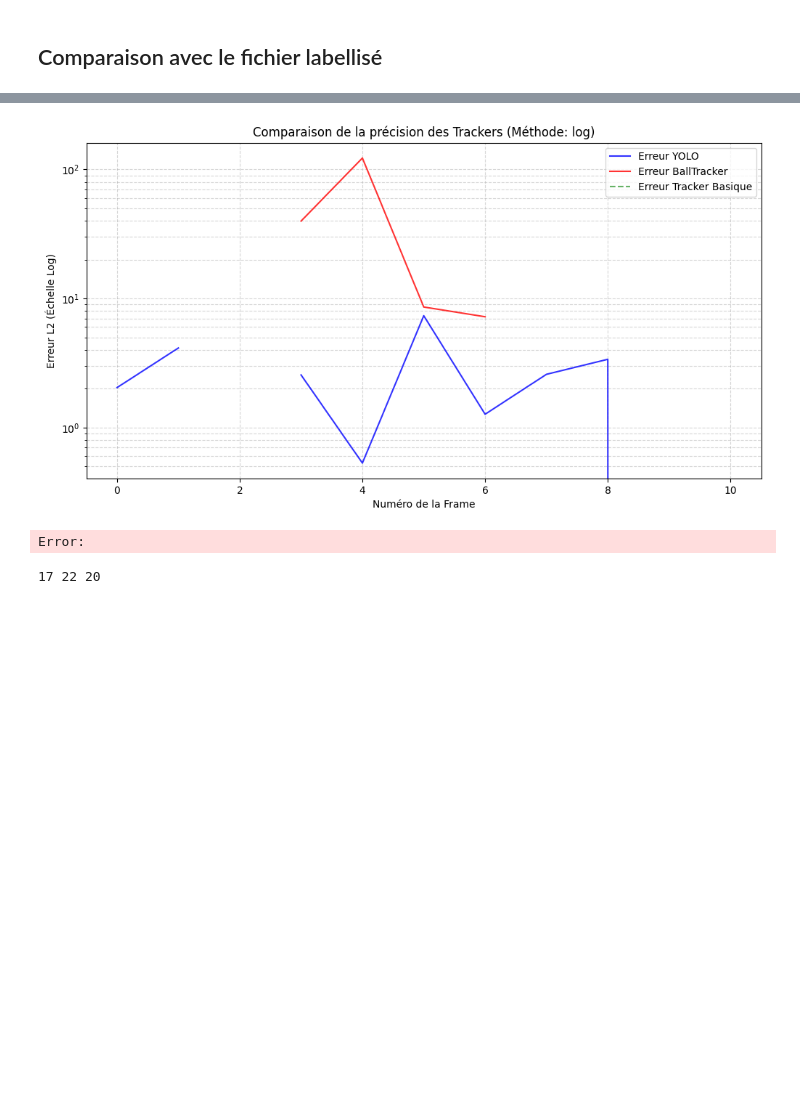
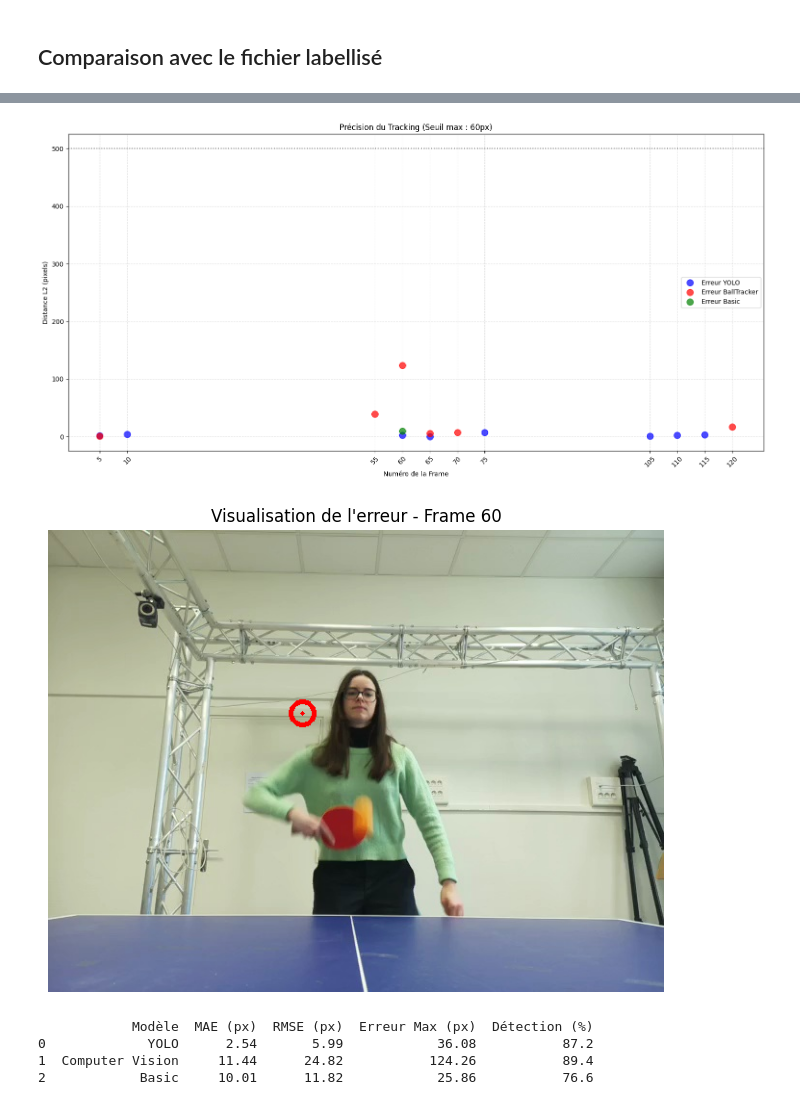
Before and after one commit to wanguistyle/PingPongTracking, a Jupyter notebook: metrics.ipynb, the cells around one changed output, grey strips where cells are left out. Saved outputs shown, nothing was run; the diff lists cells and outputs as text; code cells hidden in the pictures; blank space fills up the shorter version.

```diff
--- a/metrics.ipynb
+++ b/metrics.ipynb
@@ -209,6 +187,5 @@ Frame 8 : X=341, Y=364, Conf=1.0
 Frame 9 : X=341, Y=364, Conf=1.0
 # %%
 CV2_ball_lente = main("roboflow/dataset_labelise/video_lente/video_lente.mp4")
-for res in CV2_ball_lente[:10]:
-    print(f"Frame {res[0]} : X={res[1]}, Y={res[2]}, Conf={res[3]}")
+CV2_ball_simple = main("roboflow/dataset_labelise/video_simple/video_simple.mp4")
 # %% [output]
@@ -316,9 +263,7 @@ Exemple de résultats (frame, x, y, conf) :
 # %%
 
 basic_lente_ball = extraire_coords_hsv("video_lente", "roboflow/dataset_labelise/video_lente/video_lente.mp4", frame_step=15)
-print("Exemple de résultats (frame, x, y, conf) :")
-for res in basic_lente_ball[:10]:
-    print(res)
+basic_simple_ball = extraire_coords_hsv("video_simple", "roboflow/dataset_labelise/video_simple/video_simple.mp4", frame_step=15)
 # %% [output]
 Exemple de résultats (frame, x, y, conf) :
 [15, 604, 234, 1.0]
@@ -331,9 +276,3 @@ Exemple de résultats (frame, x, y, conf) :
 [120, 447, 410, 1.0]
 [135, 455, 406, 1.0]
 [150, 472, 404, 1.0]
-# %%
-
-basic_simple_ball = extraire_coords_hsv("video_simple", "roboflow/dataset_labelise/video_simple/video_simple.mp4", frame_step=15)
-print("Exemple de résultats (frame, x, y, conf) :")
-for res in basic_simple_ball[:10]:
-    print(res)
@@ -460,9 +405,4 @@ plot_error_comparison(list(range(len(error_yolo_lente))), error_yolo_lente, erro
 # %%
-plot_error_comparison(list(range(len(error_yolo_simple))), error_yolo_simple, error_CV2_simple[:len(error_yolo_simple)])
+plot_error_comparison(frames_yolo_simple, error_yolo_simple, error_CV2_simple, error_basic_simple )
 # %% [output]
-[figure, old version]
+[figure, new version]
-Error:
-# %%
-print(len(error_yolo_lente), len(error_CV2_lente), len(error_basic_lente))
-# %% [output]
-17 22 20
@@ -468,0 +443,34 @@ print(len(error_yolo_lente), len(error_CV2_lente), len(error_basic_lente))
+# %%
+
+def afficher_point_detection(chemin_image, num_frame, liste_resultats):
+    detection = next((res for res in liste_resultats if res[0] == num_frame), None)
+
+    if detection is None:
+        print(f"Aucune donnée de détection pour la frame {num_frame} dans la liste.")
+        return
+
+    _, cx, cy, conf = detection
+
+    if not os.path.exists(chemin_image):
+        print(f"Fichier introuvable : {chemin_image}")
+        return
+
+    img = cv2.imread(chemin_image)
+    if img is None:
+        print(f"Erreur lors de la lecture de l'image.")
+        return
+    pos = (int(cx), int(cy))
+    cv2.circle(img, pos, 12, (0, 0, 255), 3)
+    cv2.circle(img, pos, 2, (0, 0, 255), -1)
+
+    plt.figure(figsize=(10, 6))
+    plt.imshow(cv2.cvtColor(img, cv2.COLOR_BGR2RGB))
+    plt.title(f"Visualisation de l'erreur - Frame {num_frame}")
+    plt.axis('off')
+    plt.show()
+# %%
+resultats_hsv =CV2_ball_simple
+afficher_point_detection("roboflow/captures_erreur_haute/frame_000060.jpg", 60
+                , resultats_hsv)
+# %% [output]
+[figure, added]
@@ -468,0 +513,14 @@ print(len(error_yolo_lente), len(error_CV2_lente), len(error_basic_lente))
+# %%
+mes_erreurs = {
+    "YOLO": error_yolo_lente+error_yolo_simple+error_yolo_immobile,
+    "Computer Vision":   error_CV2_lente + error_CV2_simple+error_CV2_immobile,
+    "Basic":  error_basic_lente + error_basic_simple+error_basic_immobile
+}
+
+df_precision = evaluer_precision_modeles(mes_erreurs)
+print(df_precision)
+# %% [output]
+            Modèle  MAE (px)  RMSE (px)  Erreur Max (px)  Détection (%)
+0             YOLO      2.54       5.99            36.08           87.2
+1  Computer Vision     11.44      24.82           124.26           89.4
+2            Basic     10.01      11.82            25.86           76.6
```
Also changed, not shown: parts of 27 cells of this notebook, 10 other files.
